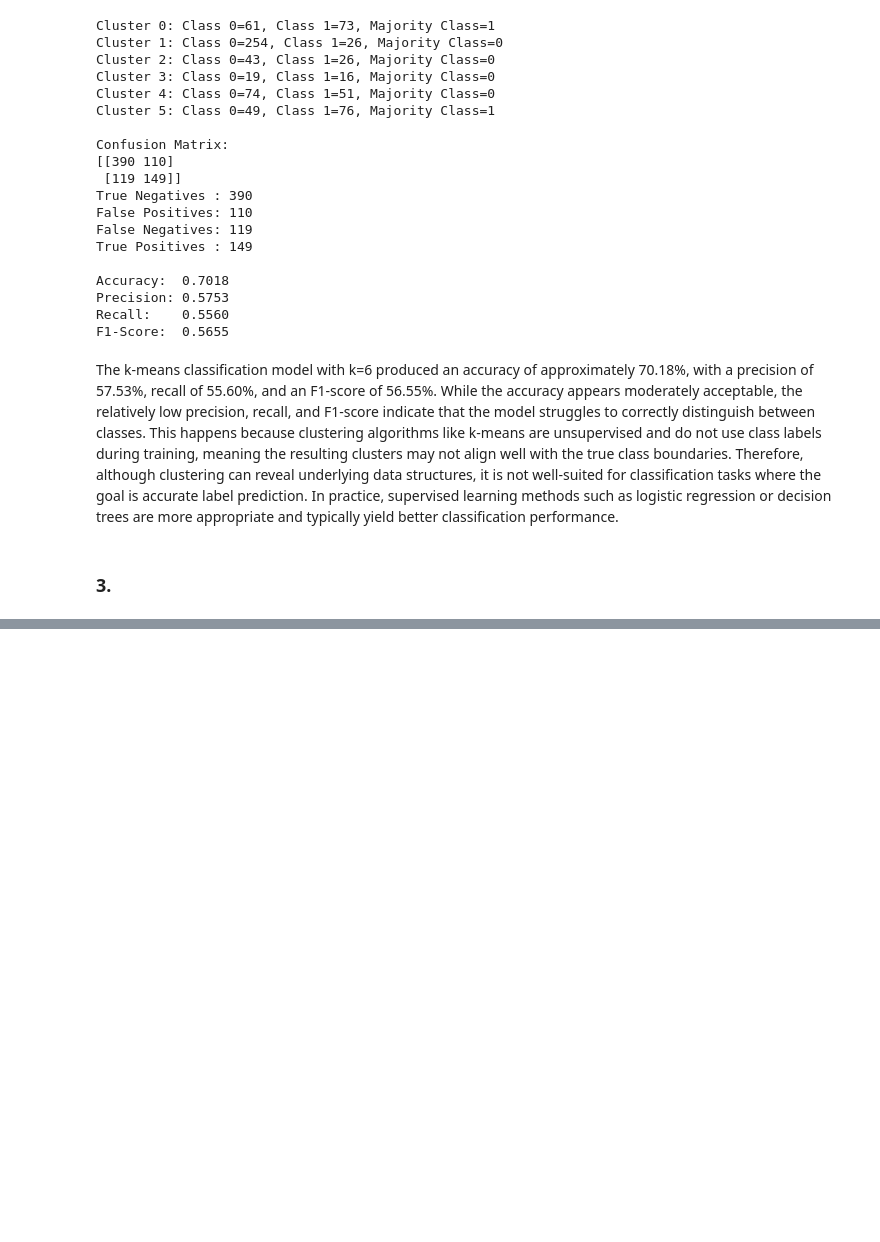
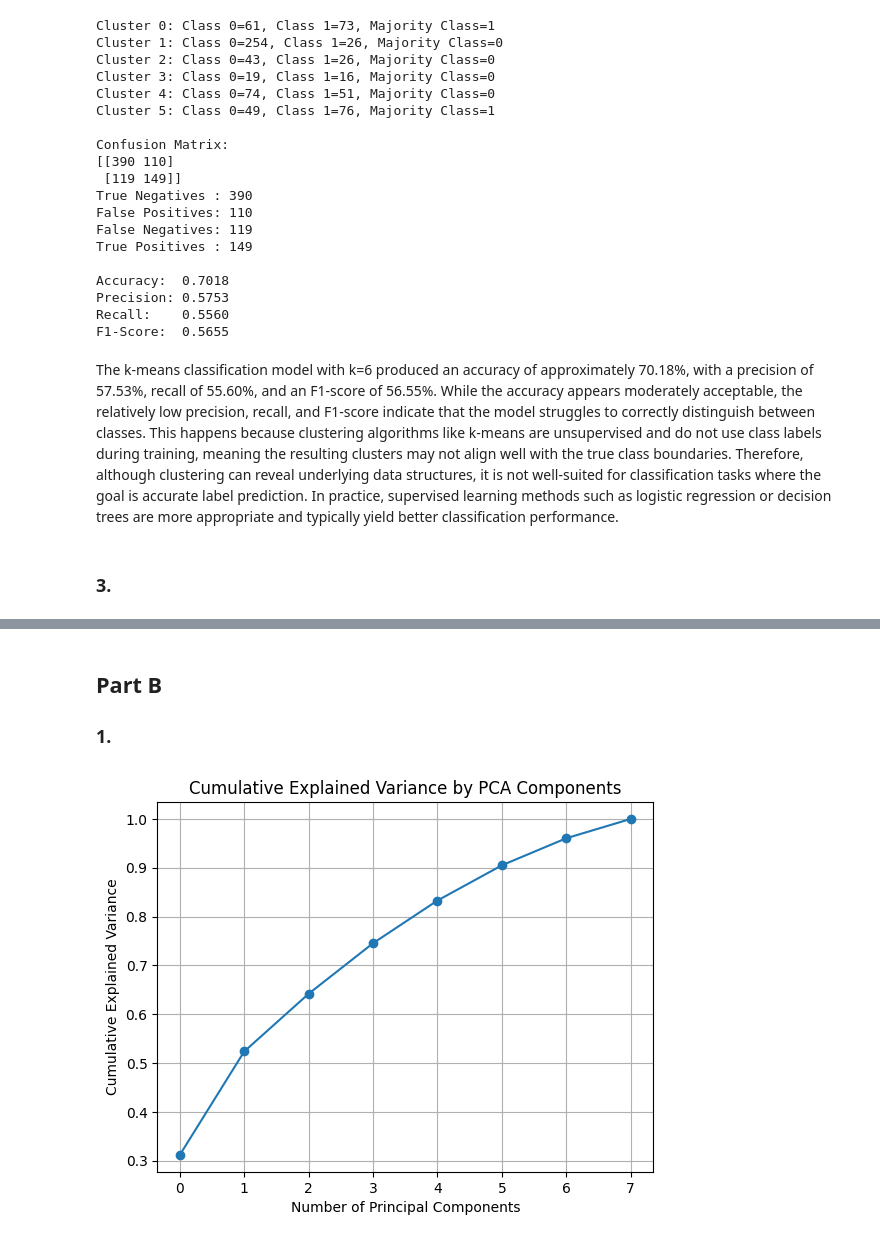
Before and after one commit to Pmcn2005/HW-APRE, a Jupyter notebook: HW04/G018_notebook.ipynb, the cells around one changed output, grey strips where cells are left out. Drawn from its saved outputs; the diff is of its cells as text; code cells hidden in the pictures; blank space fills up the shorter version.

```diff
--- a/HW04/G018_notebook.ipynb
+++ b/HW04/G018_notebook.ipynb
@@ -236,0 +192,17 @@ Cluster 1:
+# %% [markdown]
+## Part B
+### 1.
+# %%
+# Apply PCA
+pca = PCA()
+X_pca = pca.fit_transform(X_scaled)
+
+# Plot cumulative explained variance
+plt.plot(np.cumsum(pca.explained_variance_ratio_), marker="o")
+plt.xlabel("Number of Principal Components")
+plt.ylabel("Cumulative Explained Variance")
+plt.title("Cumulative Explained Variance by PCA Components")
+plt.grid(True)
+plt.show()
+# %% [output]
+[figure, added]
```
Also changed, not shown: parts of 15 cells of this notebook.
